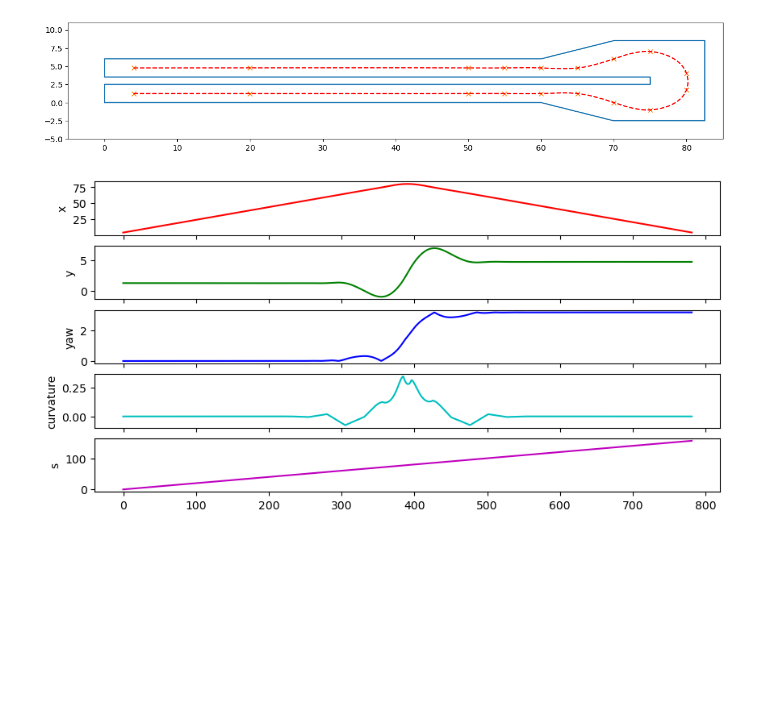
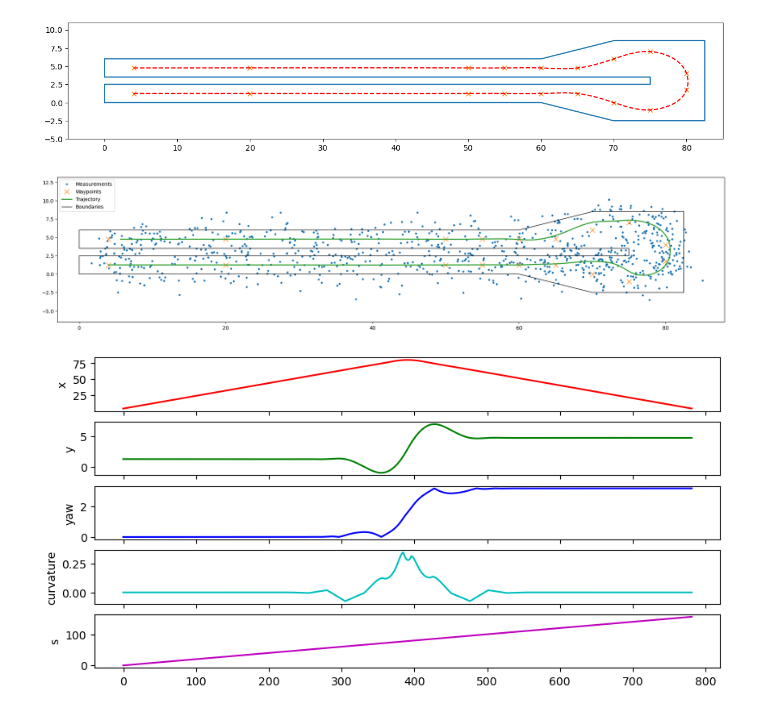
Before and after one commit to AndersGMadsen/bayesian-state-space-models, a Jupyter notebook: systems_test.ipynb, the cells around one changed output. Saved outputs shown, nothing was run; the diff lists cells and outputs as text; code cells hidden in the pictures; blank space fills up the shorter version.

```diff
--- a/systems_test.ipynb
+++ b/systems_test.ipynb
@@ -51,6 +51,13 @@ ax.plot(cx, cy, '--r', label="spline")
 plt.show()
 # %% [output]
 [figure]
+# %%
+trajectory = MPCTrajectory(x_coords, y_coords, [line_segments], savepath="output/track_test.pkl")
+states, measurements = trajectory.get_data()
+# %%
+trajectory.plot()
+# %% [output]
+[figure, added]
 # %%
 fig, ax = plt.subplots(5, 1, figsize=(10, 5), sharex=True)
 ax[0].plot(cx, "-r", label="x")
```
Also changed, not shown: parts of 3 cells of this notebook, 1 other file.
